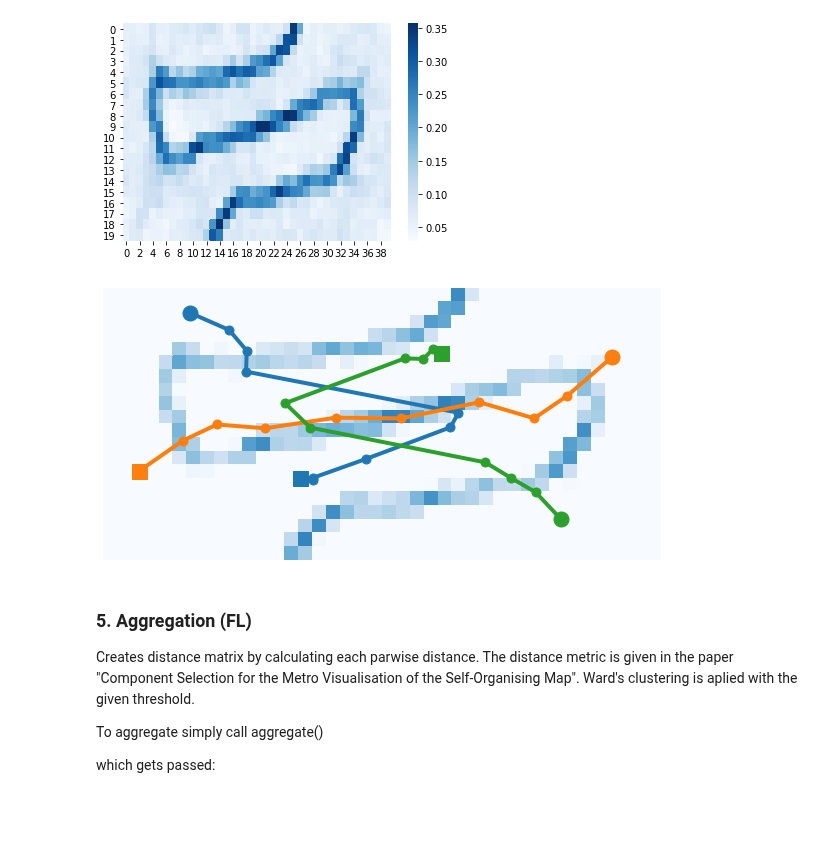
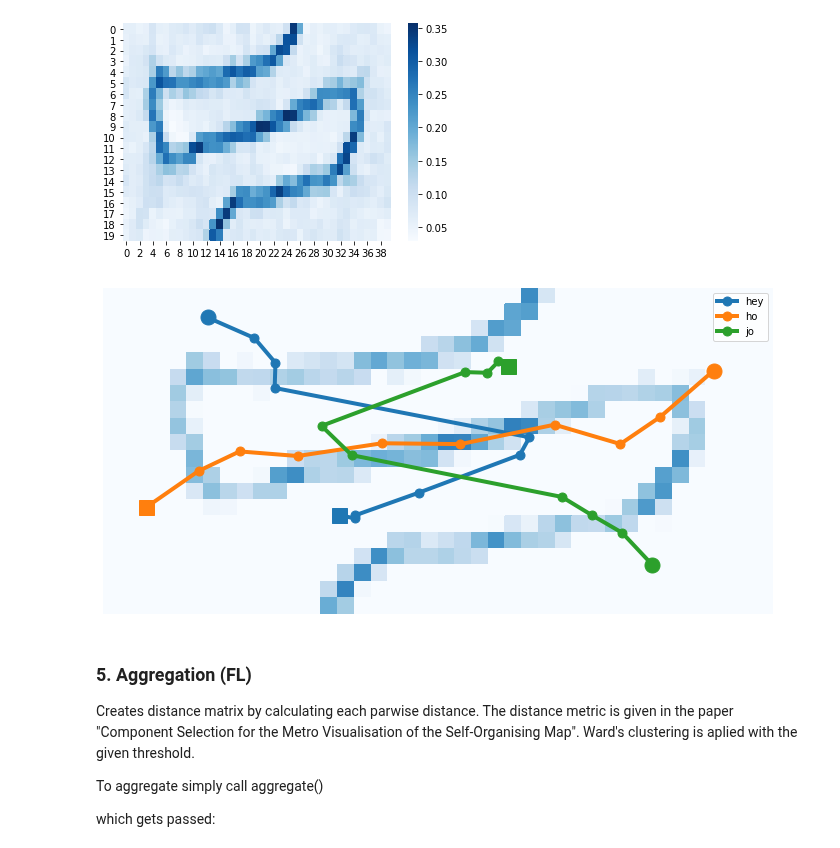
Before and after one commit to filipLoisel/SOS, a Jupyter notebook: UE3/src/main.ipynb, the cells around one changed output. Drawn from its saved outputs; the diff is of its cells as text; code cells hidden in the pictures; blank space fills up the shorter version.

```diff
--- a/UE3/src/main.ipynb
+++ b/UE3/src/main.ipynb
@@ -181,31 +190,35 @@ u_matrix.shape
 (20, 40)
 [figure]
 # %%
-def visualize(lines, u_matrix, start_end = True, _vmin=0.15,_vmax=0.45, component_names = []):
+def visualize(lines, u_matrix, reverse_used = False, _vmin=0.15,_vmax=0.45, scale=12, component_names = [], ):
     colors = iter(mcolors.TABLEAU_COLORS)
 
+    if not reverse_used:
+        reverse_used = [False]*lines.shape[0] #false means no reverse
 
-
-    plt.figure(figsize=(10, 5))
+    plt.figure(figsize=(scale*u_matrix.shape[1]/u_matrix.shape[1],scale*u_matrix.shape[0]/u_matrix.shape[1]))
     sns.heatmap(u_matrix, cmap="Blues", vmin = _vmin, vmax = _vmax, cbar=False, xticklabels = False, yticklabels = False)
     for i, line in enumerate(lines):
         color = next(colors)
         #if color == 'tab:blue':
             #color = next(colors)
 
         x_coordinates = [point[0] for point in line]
         y_coordinates = [point[1] for point in line]
         plt.plot(y_coordinates, x_coordinates, '-o', linewidth=4, markersize = 9,color=color, label=component_names[i])
 
-        if start_end == True:
+        if not reverse_used[i]:
             plt.plot(y_coordinates[0], x_coordinates[0], '-o', markersize = 15, color=color)
             plt.plot(y_coordinates[-1], x_coordinates[-1], '-s', markersize = 15, color=color)
+    plt.legend()
+    plt.show()
 
-    plt.show()
+
+
 names =['hey','ho','jo','bro','straight','from','so','ho','a','b','c']
 visualize(lines, u_matrix, component_names=names)
 # %% [output]
-[figure, old version]
+[figure, new version]
 # %% [markdown]
 ### 5. Aggregation (FL)
 
```
Also changed, not shown: parts of 19 cells of this notebook, 1 other file.
